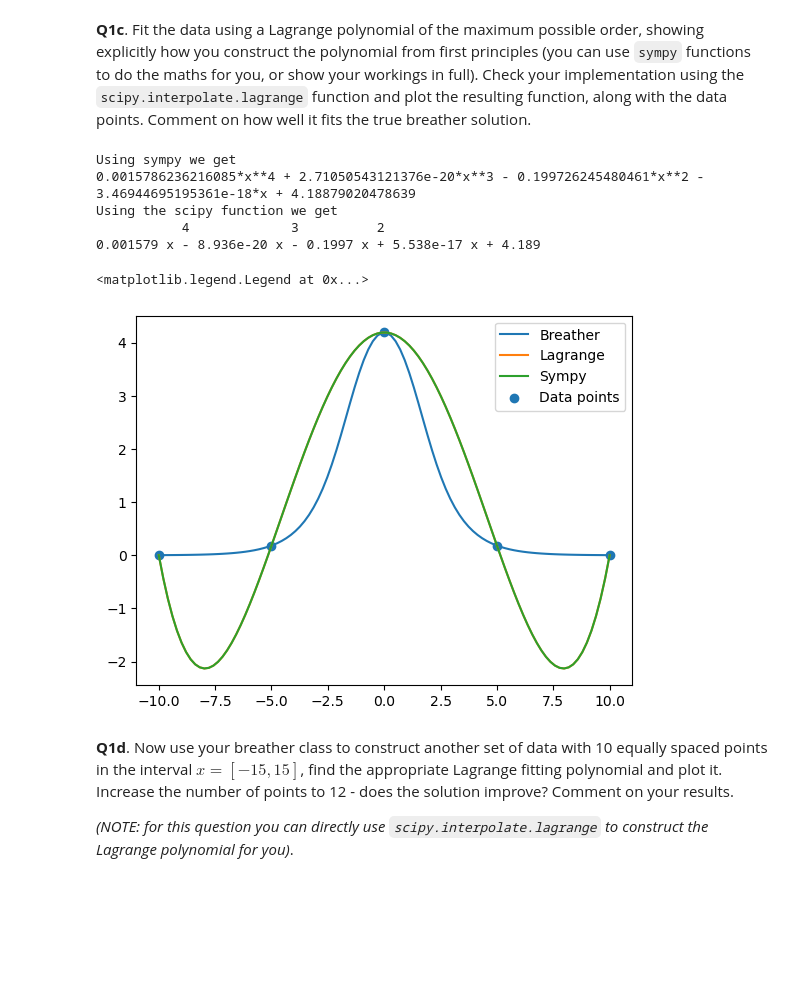
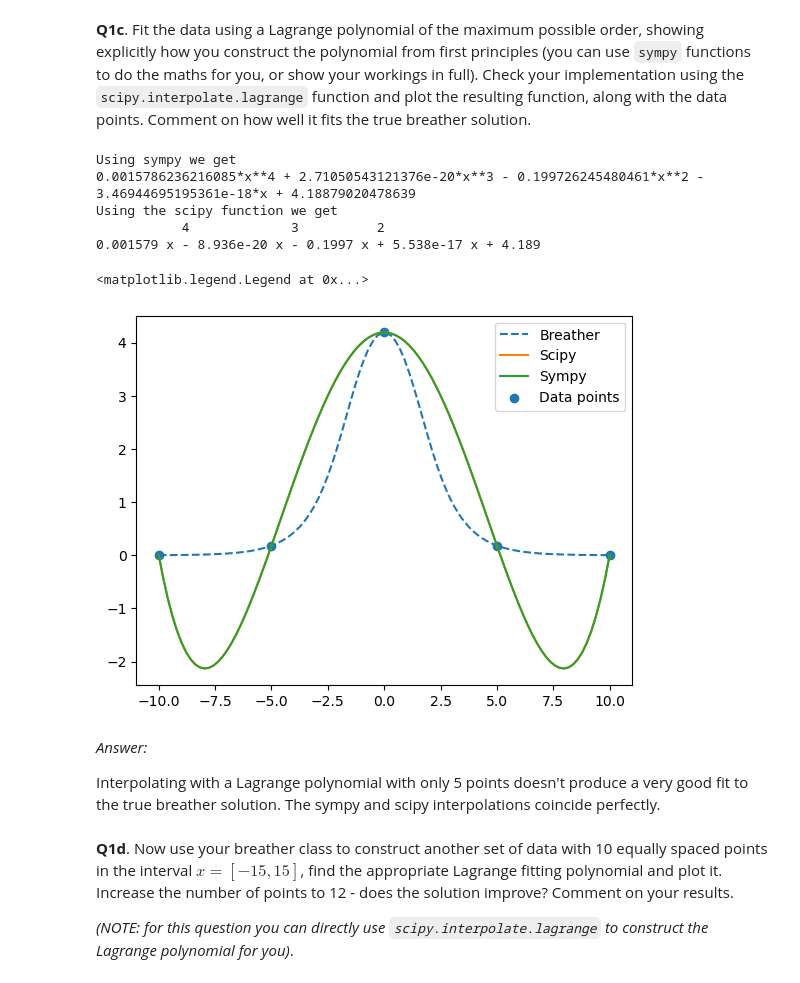
Before and after one commit to Vileh/QMUL-Data-Analytics-Courseworks, a Jupyter notebook: SciComp_2/Coursework2_SineGordonBreathers.ipynb, the cells around one changed output. Saved outputs shown, nothing was run; the diff lists cells and outputs as text; code cells hidden in the pictures; blank space fills up the shorter version.

```diff
--- a/SciComp_2/Coursework2_SineGordonBreathers.ipynb
+++ b/SciComp_2/Coursework2_SineGordonBreathers.ipynb
@@ -96,13 +101,14 @@ import numpy as np
 
    As a minimum, you should have methods to return the values of the function at a given time, and for a given set of spatial coordinates, and its time and spatial derivatives. Add a plot to demonstrate how these functions work.
 # %%
-# Your code here
-def get_breather(x, t, w=0.5):
-    assert w > 0 and w < 1, "w must be between 0 and 1"
-    phi = 4 * np.arctan(np.sqrt(1-w**2) * np.cos(w * t) / ( w * np.cosh(np.sqrt(1-w**2) * x)))
-    return phi
+class Breather:
+    '''
+    Class for the sine Gordon breather solution.
 
-class Breather:
+    Attributes:
+        w (float): parameter
+    '''
+
     def __init__(self, w=0.5):
         self.w = w
         assert self.w > 0 and self.w < 1, "w must be between 0 and 1"
@@ -116,21 +122,32 @@ class Breather:
         self._w = w
         assert self.w > 0 and self.w < 1, "w must be between 0 and 1"
 
+    # Returns the solution at a given points (x, t)
     def get_solution(self, x, t):
         phi = 4 * np.arctan(np.sqrt(1-self.w**2) * np.cos(self.w * t) /
                             (self.w * np.cosh(np.sqrt(1-self.w**2) * x)))
+
         return phi
 
-    def dx(self, x, t):
+    # Returns the solution as a sympy expression
+    def sympy_solution(self):
+        x, t, w = sp.symbols('x t w')
+        phi = 4 * sp.atan(sp.sqrt(1-w**2) * sp.cos(w * t) / (w * sp.cosh(sp.sqrt(1-w**2) * x)))
+        return phi
+
+    # Returns dphi/dx at a given points (x, t)
+    def get_dphi_dx(self, x, t):
         A = np.sqrt(1-self.w**2)
         dphi_dx = (-8 * self.w * A**2 * np.cos(self.w*t) * np.sinh(A*x) /
                    (2 * (A * np.cos(self.w*t)) ** 2 + self.w ** 2 + self.w ** 2 * np.cosh(2 * A * x)))
         return dphi_dx
 
-    def dt(self, x, t):
+    # Returns dphi/dt at a given points (x, t)
+    def get_dphi_dt(self, x, t):
         A = np.sqrt(1-self.w**2)
         dphi_dt = (-4 * A * np.sin(self.w*t) /
-                   (np.cosh(A*x) * (1 + (A * np.cos(self.w*t) /( self.w * np.cosh(A*x))))))
+                   (np.cosh(A*x) * (1 + (A * np.cos(self.w*t) /( self.w * np.cosh(A*x))) ** 2)))
         return dphi_dt
 
+# I define an instance only once as there is no need to change w
 breather = Breather(w=0.5)
@@ -169,39 +208,43 @@ y_points = breather.get_solution(x_points, 0)
 [x1, x2, x3, x4, x5] = x_points
 [f1, f2, f3, f4, f5] = y_points
 
-x = sympy.symbols('x')
+x = sp.symbols('x')
 L1 = np.product([(x - xj) / (x1 - xj) for xj in x_points if xj != x1])
 L2 = np.product([(x - xj) / (x2 - xj) for xj in x_points if xj != x2])
 L3 = np.product([(x - xj) / (x3 - xj) for xj in x_points if xj != x3])
 L4 = np.product([(x - xj) / (x4 - xj) for xj in x_points if xj != x4])
 L5 = np.product([(x - xj) / (x5 - xj) for xj in x_points if xj != x5])
 
 P = f1 * L1 + f2 * L2 + f3 * L3 + f4 * L4 + f5 * L5
 
 print("Using sympy we get")
-print(sympy.simplify(P))
+print(sp.simplify(P))
 
 lagrange_polynomial = lagrange(x_points, y_points)
 print("Using the scipy function we get \n", lagrange_polynomial)
 
 x_plot = np.linspace(-10, 10, 100)
-y_plot = get_breather(x_plot, 0, 0.5)
+y_plot = breather.get_solution(x_plot, 0)
 y_plot_lagrange = lagrange_polynomial(x_plot)
 y_plot_sympy = [P.subs(x, xj) for xj in x_plot]
 
-plt.plot(x_plot, y_plot, label="Breather")
-plt.plot(x_plot, y_plot_lagrange, label="Lagrange")
+plt.plot(x_plot, y_plot, label="Breather", linestyle="--")
+plt.plot(x_plot, y_plot_lagrange, label="Scipy")
 plt.plot(x_plot, y_plot_sympy, label="Sympy")
 plt.scatter(x_points, y_points, label="Data points")
 plt.legend()
 # %% [output]
 Using sympy we get
 0.0015786236216085*x**4 + 2.71050543121376e-20*x**3 - 0.199726245480461*x**2 - 3.46944695195361e-18*x + 4.18879020478639
 Using the scipy function we get
            4             3          2
 0.001579 x - 8.936e-20 x - 0.1997 x + 5.538e-17 x + 4.189
 <matplotlib.legend.Legend at 0x...>
-[figure, old version]
+[figure, new version]
+# %% [markdown]
+*Answer:*
+
+Interpolating with a Lagrange polynomial with only 5 points doesn't produce a very good fit to the true breather solution. The sympy and scipy interpolations coincide perfectly.
 # %% [markdown]
 **Q1d**. Now use your breather class to construct another set of data with 10 equally spaced points in the interval $x = [-15, 15]$, find the appropriate Lagrange fitting polynomial and plot it. Increase the number of points to 12 - does the solution improve? Comment on your results.
 
```
Also changed, not shown: parts of 45 cells of this notebook, 17 other files.
